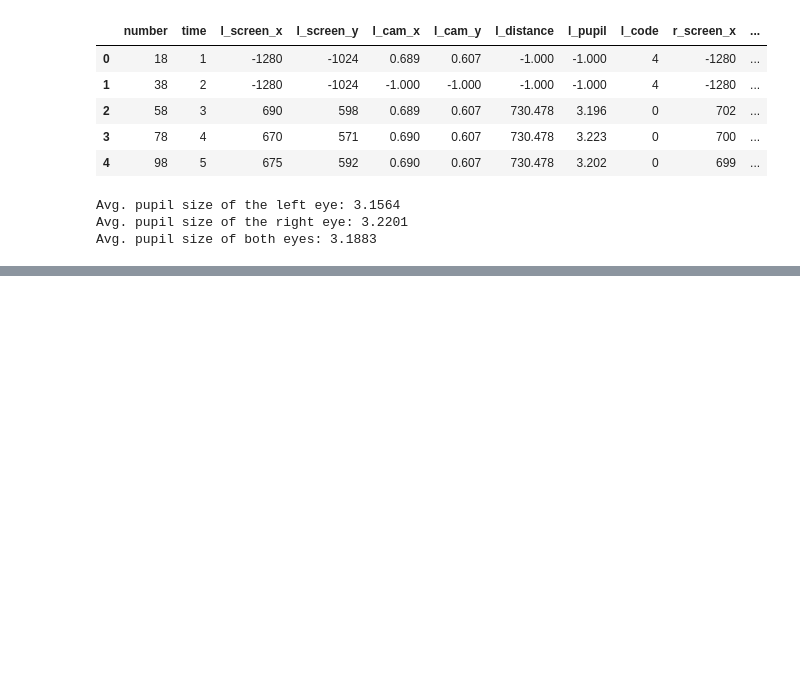
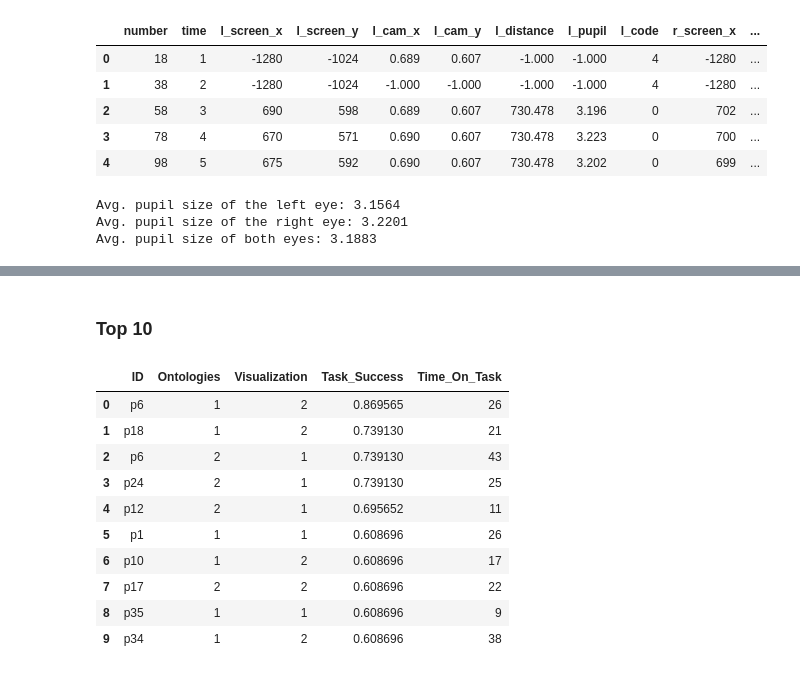
Before and after one commit to isaac-co/eyegaze-visualization, a Jupyter notebook: eygaze-metrics.ipynb, the cells around one changed output, grey strips where cells are left out. Drawn from its saved outputs; the diff is of its cells as text; code cells hidden in the pictures; blank space fills up the shorter version.

```diff
--- a/eygaze-metrics.ipynb
+++ b/eygaze-metrics.ipynb
@@ -384,0 +389,2 @@ Avg. pupil size of both eyes: 3.1883
+# %%
+add_data = pd.read_csv('datasets/additional_participant_data.csv')
@@ -384,0 +411,20 @@ Avg. pupil size of both eyes: 3.1883
+# %% [markdown]
+### Top 10
+# %%
+top10 = add_data.copy()
+top10.sort_values(by='Task_Success', ascending=False, inplace=True)
+top10.reset_index(drop=True, inplace=True)
+top10 = top10.head(10)
+top10
+# %% [output]
+|  | ID | Ontologies | Visualization | Task_Success | Time_On_Task |
+| 0 | p6 | 1 | 2 | 0.869565 | 26 |
+| 1 | p18 | 1 | 2 | 0.739130 | 21 |
+| 2 | p6 | 2 | 1 | 0.739130 | 43 |
+| 3 | p24 | 2 | 1 | 0.739130 | 25 |
+| 4 | p12 | 2 | 1 | 0.695652 | 11 |
+| 5 | p1 | 1 | 1 | 0.608696 | 26 |
+| 6 | p10 | 1 | 2 | 0.608696 | 17 |
+| 7 | p17 | 2 | 2 | 0.608696 | 22 |
+| 8 | p35 | 1 | 1 | 0.608696 | 9 |
+| 9 | p34 | 1 | 2 | 0.608696 | 38 |
```
Also changed, not shown: parts of 10 cells of this notebook.
